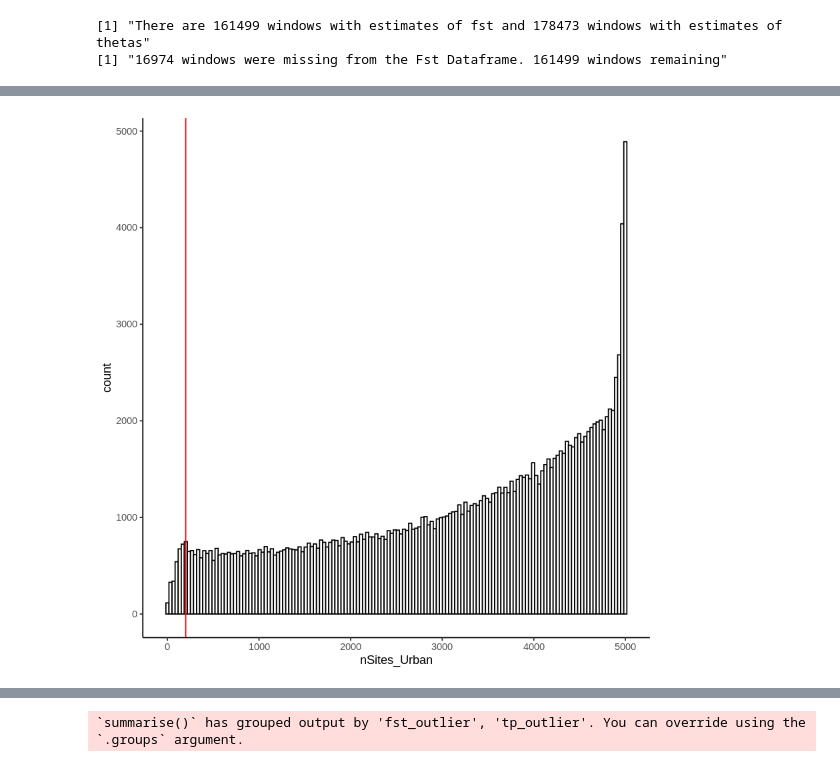
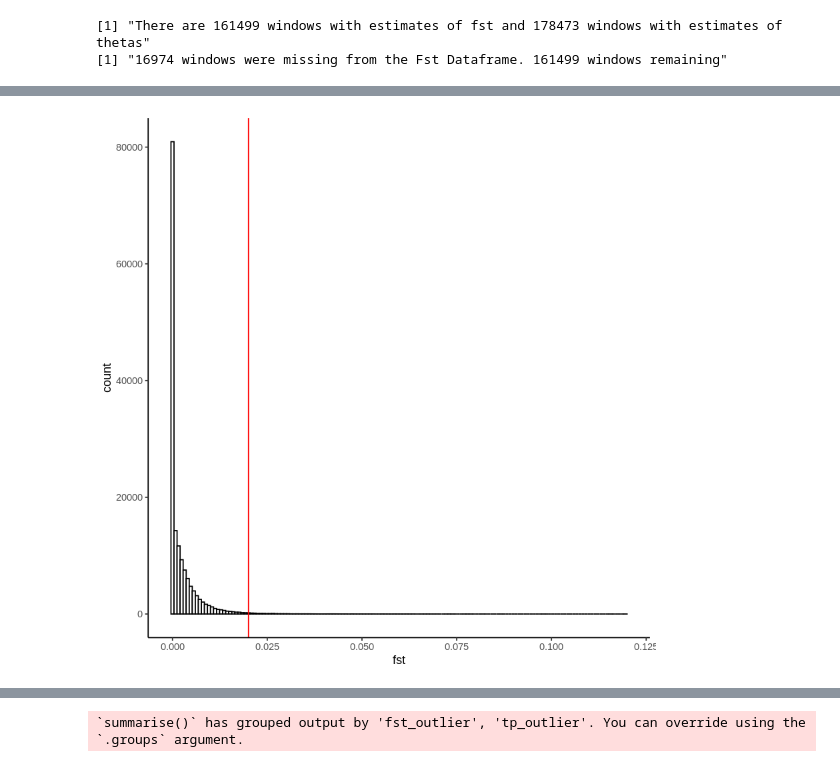
Before and after one commit to James-S-Santangelo/toronto_gwsd, a Jupyter notebook: notebooks/outlier_test.r.ipynb, the cells around one changed output, grey strips where cells are left out. Drawn from its saved outputs; the diff is of its cells as text; code cells hidden in the pictures.

Commit message:
Updating selection analyses and environment

```diff
--- a/notebooks/outlier_test.r.ipynb
+++ b/notebooks/outlier_test.r.ipynb
@@ -131,12 +161,14 @@ fst_df <- list.files(fst_path, recursive = TRUE, full.names = TRUE, pattern = '.
 # Currently ignores suburban habitats
 thetas_path <- paste0(results_prefix, 'angsd/summary_stats/thetas/byHabitat/allSites')
 thetas_df <- list.files(thetas_path, recursive = TRUE, pattern = '.+_allSites_(Rural|Urban)_windowedThetas.gz.pestPG', full.names = TRUE) %>%
-    purrr::map_dfr(., load_windowed_thetas)
+    purrr::map_dfr(., load_windowed_thetas) %>%
+    mutate(region = str_extract(region, pattern = '(?<=\\()\\d+,\\d+(?=\\)$)')) %>%
+    separate(region, into = c('start', 'end'), sep = ',') %>%
+    mutate(chrom_pos = paste0(Chr, '_', WinCenter))
 # %%
 # Convert to wide format for calculating habitat differences, etc
 thetas_df_wide <- thetas_df %>%
-    pivot_wider(values_from = c('Tajima', 'nSites', 'tp_scaled'), names_from = 'habitat') %>%
-    mutate(region = paste(Chr, '_', WinCenter))
+    pivot_wider(values_from = c('Tajima', 'nSites', 'tp_scaled'), names_from = 'habitat')
 # %%
 # Combine windowed theta and fst estimates into single df
 # Calculate difference in pi and Tajima's D
@@ -144,16 +176,15 @@ total_windows_theta <- nrow(thetas_df_wide)
 total_windows_fst <- nrow(fst_df)
 
 allStats_windowed_df <- thetas_df_wide %>%
-    filter(region %in% fst_df$region) %>%
-    left_join(., fst_df, by = c('region', 'Chr', 'WinCenter')) %>%
+    filter(chrom_pos %in% fst_df$chrom_pos) %>%
+    left_join(., fst_df, by = c('chrom_pos', 'Chr','start', 'end', 'WinCenter')) %>%
     mutate(delta_tp_ur = tp_scaled_Urban - tp_scaled_Rural,
-           delta_td_ur = Tajima_Urban - Tajima_Rural) %>%
-    dplyr::select(region, everything())
+           delta_td_ur = Tajima_Urban - Tajima_Rural)
 
 total_windows_allStats <- nrow(allStats_windowed_df)
 
 print(sprintf('There are %s windows with estimates of fst and %s windows with estimates of thetas', total_windows_fst, total_windows_theta))
-print(sprintf('%s windows were missing from the Fst Dataframe. %s windows remaining', total_windows_theta - total_windows_allStats, total_windows_allStats))
+print(sprintf('%s windows were missing from the Fst Dataframe. %s windows remaining', total_windows_theta - total_windows_fst, total_windows_allStats))
 # %% [output]
 [1] "There are 161499 windows with estimates of fst and 178473 windows with estimates of thetas"
 [1] "16974 windows were missing from the Fst Dataframe. 161499 windows remaining"
@@ -163,8 +202,28 @@ testChr_allStats <- allStats_windowed_df %>%
+# %%
+# Identify outliers across genome
+nSites_thresh <- 200
+allStats_windowed_filt <- allStats_windowed_df %>%
+    filter_at(vars(starts_with('nSites')), ~ . >= nSites_thresh)
+
+fst_quant_filt <- quantile(allStats_windowed_filt %>% pull(fst), probs = c(0.99))
+tp_quant_filt <- quantile(allStats_windowed_filt %>% pull(delta_tp_ur), probs = c(0.01, 0.99))
+td_quant_filt <- quantile(allStats_windowed_filt %>% pull(delta_td_ur), probs = c(0.01, 0.99))
+
+fst_vals <- allStats_windowed_filt %>% pull(fst)
+num_sites <- nrow(fst_quant_filt)
+
+allStats_windowed_filt <- allStats_windowed_filt %>%
+    mutate(fst_outlier = ifelse(fst >= fst_quant_filt, 1, 0),
+           tp_outlier = ifelse(delta_tp_ur <= tp_quant_filt[1] | delta_tp_ur >= tp_quant_filt[2], 1, 0),
+           td_outlier = ifelse(delta_td_ur <= td_quant_filt[1] | delta_td_ur >= td_quant_filt[2], 1, 0),
+           all_outlier = ifelse(fst_outlier == 1 & tp_outlier == 1 & td_outlier == 1, 1, 0)) %>%
+    dplyr::select(chrom_pos, Chr, start, end, WinCenter, fst, delta_tp_ur, delta_td_ur, contains('_outlier'))
 # %%
-allStats_windowed_df %>%
-    ggplot(., aes(x = nSites_Urban)) +
+allStats_windowed_filt %>%
+    ggplot(., aes(x = fst)) +
     geom_histogram(bins = 150, color = 'black', fill = 'white') +
-    geom_vline(xintercept = 200, color = 'red') +
+#     scale_y_continuous(expand = c(0, 0)) +
+    geom_vline(xintercept = fst_quant_filt[1], color = 'red') +
     theme_classic()
 # %% [output]
-[figure, old version]
+[figure, new version]
```
Also changed, not shown: parts of 30 cells of this notebook, 3 other files.
